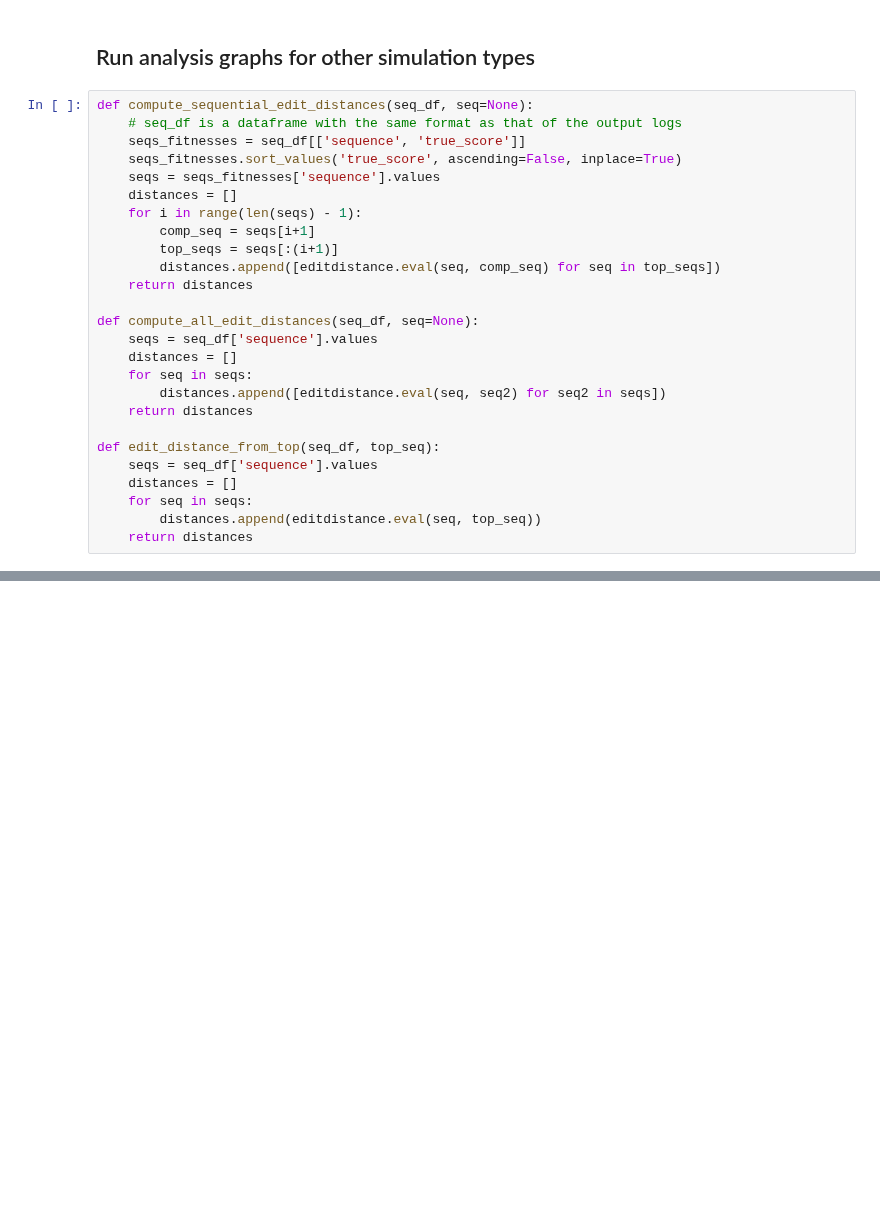
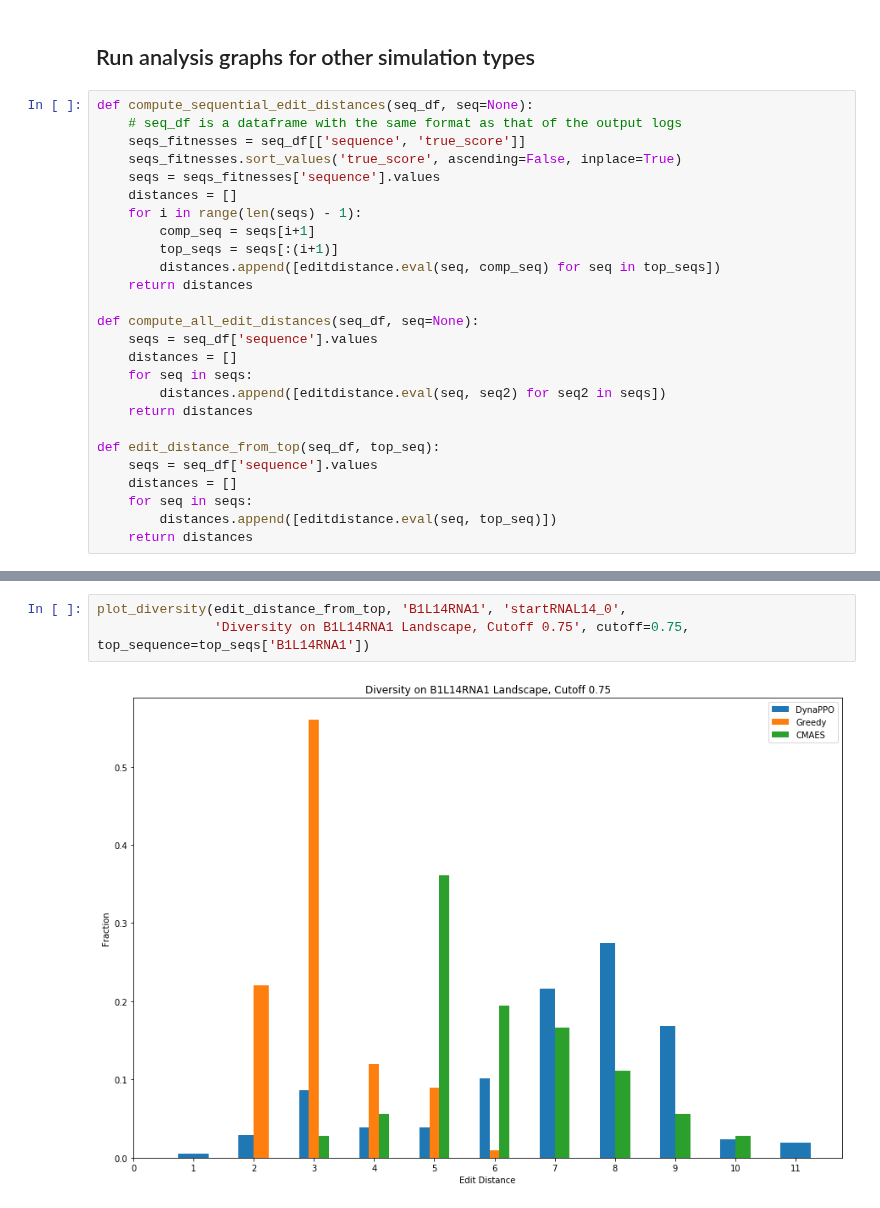
Before and after one commit to samsinai/FLEXS, a Jupyter notebook: notebooks/Analysis_multiple_sims.ipynb, the cells around one changed output, grey strips where cells are left out. Drawn from its saved outputs; the diff is of its cells as text; blank space fills up the shorter version.

```diff
--- a/notebooks/Analysis_multiple_sims.ipynb
+++ b/notebooks/Analysis_multiple_sims.ipynb
@@ -113,7 +113,7 @@ def edit_distance_from_top(seq_df, top_seq):
     seqs = seq_df['sequence'].values
     distances = []
     for seq in seqs:
-        distances.append(editdistance.eval(seq, top_seq))
+        distances.append([editdistance.eval(seq, top_seq)])
     return distances
 # %%
 top_seqs = {
@@ -205,0 +215,5 @@ See the caveats in the documentation: https://pandas.pydata.org/pandas-docs/stab
+# %%
+plot_diversity(edit_distance_from_top, 'B1L14RNA1', 'startRNAL14_0',
+               'Diversity on B1L14RNA1 Landscape, Cutoff 0.75', cutoff=0.75, top_sequence=top_seqs['B1L14RNA1'])
+# %% [output]
+[figure, added]
```
Also changed, not shown: parts of 9 cells of this notebook.
